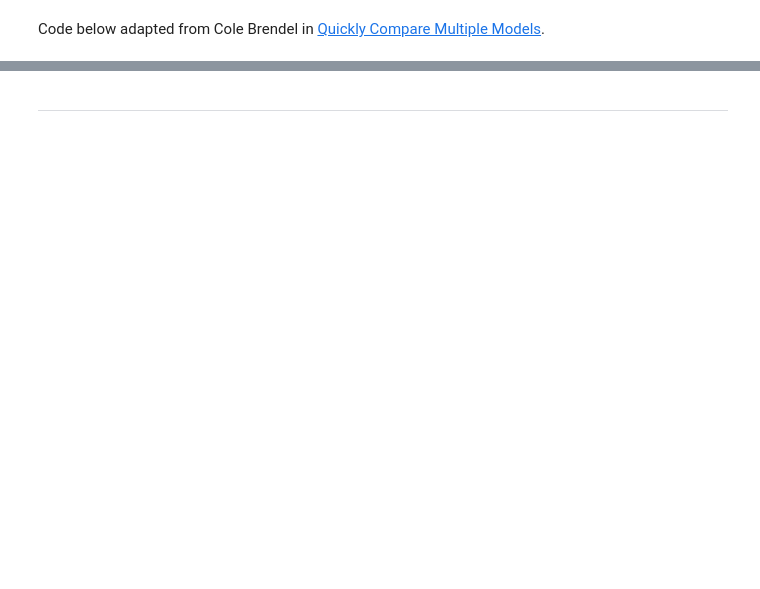
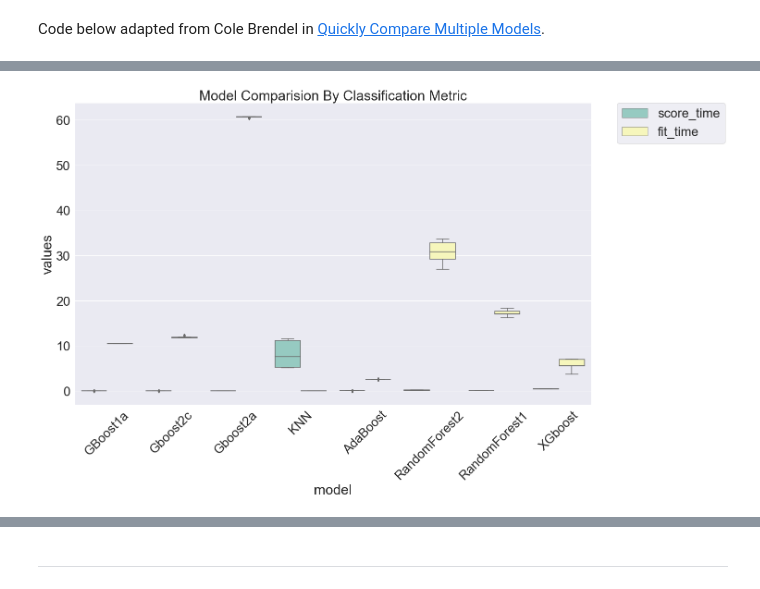
Before and after one commit to BigBangData/NaturalLanguageProcessing, a Jupyter notebook: SMS_SpamClassifier/31_EvaluateModels_4.ipynb, the cells around one changed output, grey strips where cells are left out. Saved outputs shown, nothing was run; the diff lists cells and outputs as text; code cells hidden in the pictures; blank space fills up the shorter version.

```diff
--- a/SMS_SpamClassifier/31_EvaluateModels_4.ipynb
+++ b/SMS_SpamClassifier/31_EvaluateModels_4.ipynb
@@ -248,0 +275,4 @@ As expected, KNN is lightning fast, and XGBoost is the slowest, but not too much
+# %%
+plot_results(times_df)
+# %% [output]
+[figure, added]
```
Also changed, not shown: parts of 19 cells of this notebook, 1 other file.
